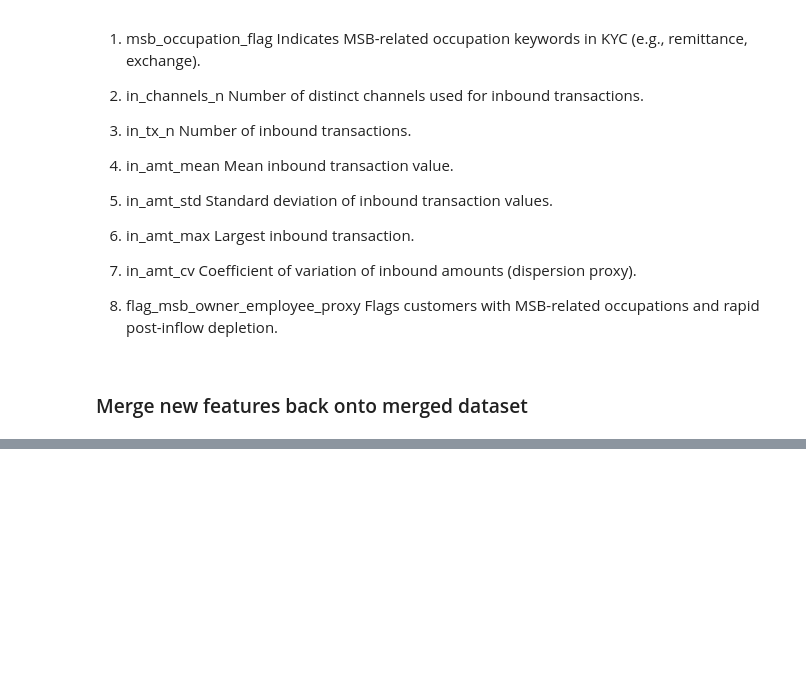
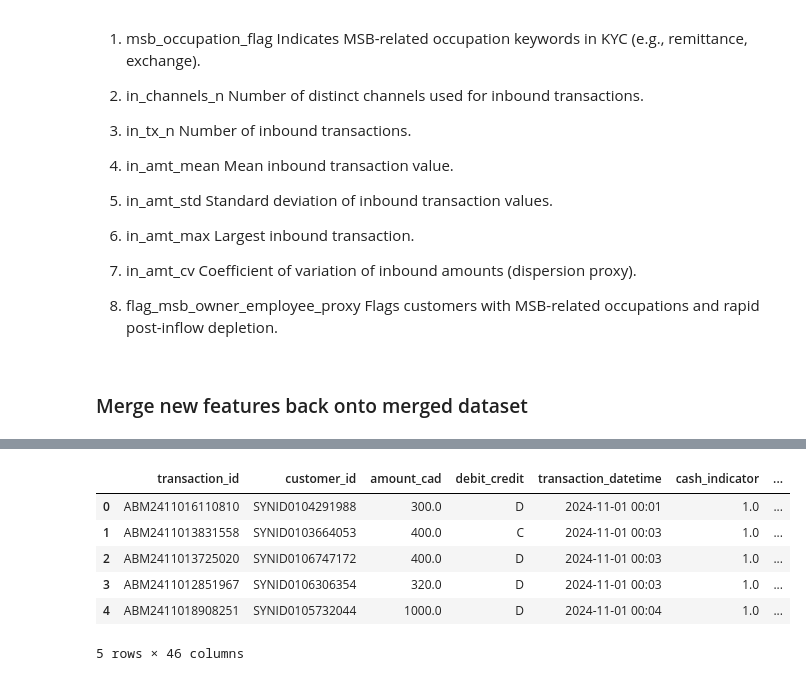
Before and after one commit to GuanlinTony/IMI_Case_Codes, a Jupyter notebook: feature_engineering_all.ipynb, the cells around one changed output, grey strips where cells are left out. Saved outputs shown, nothing was run; the diff lists cells and outputs as text; code cells hidden in the pictures; blank space fills up the shorter version.

```diff
--- a/feature_engineering_all.ipynb
+++ b/feature_engineering_all.ipynb
@@ -2377,0 +2448,12 @@ print(f"\nFeatures saved to: output_path")
+# %%
+rebecca = pd.read_parquet("features_rebecca.parquet")
+# %%
+rebecca.head()
+# %% [output]
+|  | transaction_id | customer_id | amount_cad | debit_credit | transaction_datetime | cash_indicator | ... |
+| 0 | ABM2411016110810 | SYNID0104291988 | 300.0 | D | 2024-11-01 00:01 | 1.0 | ... |
+| 1 | ABM2411013831558 | SYNID0103664053 | 400.0 | C | 2024-11-01 00:03 | 1.0 | ... |
+| 2 | ABM2411013725020 | SYNID0106747172 | 400.0 | D | 2024-11-01 00:03 | 1.0 | ... |
+| 3 | ABM2411012851967 | SYNID0106306354 | 320.0 | D | 2024-11-01 00:03 | 1.0 | ... |
+| 4 | ABM2411018908251 | SYNID0105732044 | 1000.0 | D | 2024-11-01 00:04 | 1.0 | ... |
+5 rows × 46 columns
```
Also changed, not shown: parts of 24 cells of this notebook.
